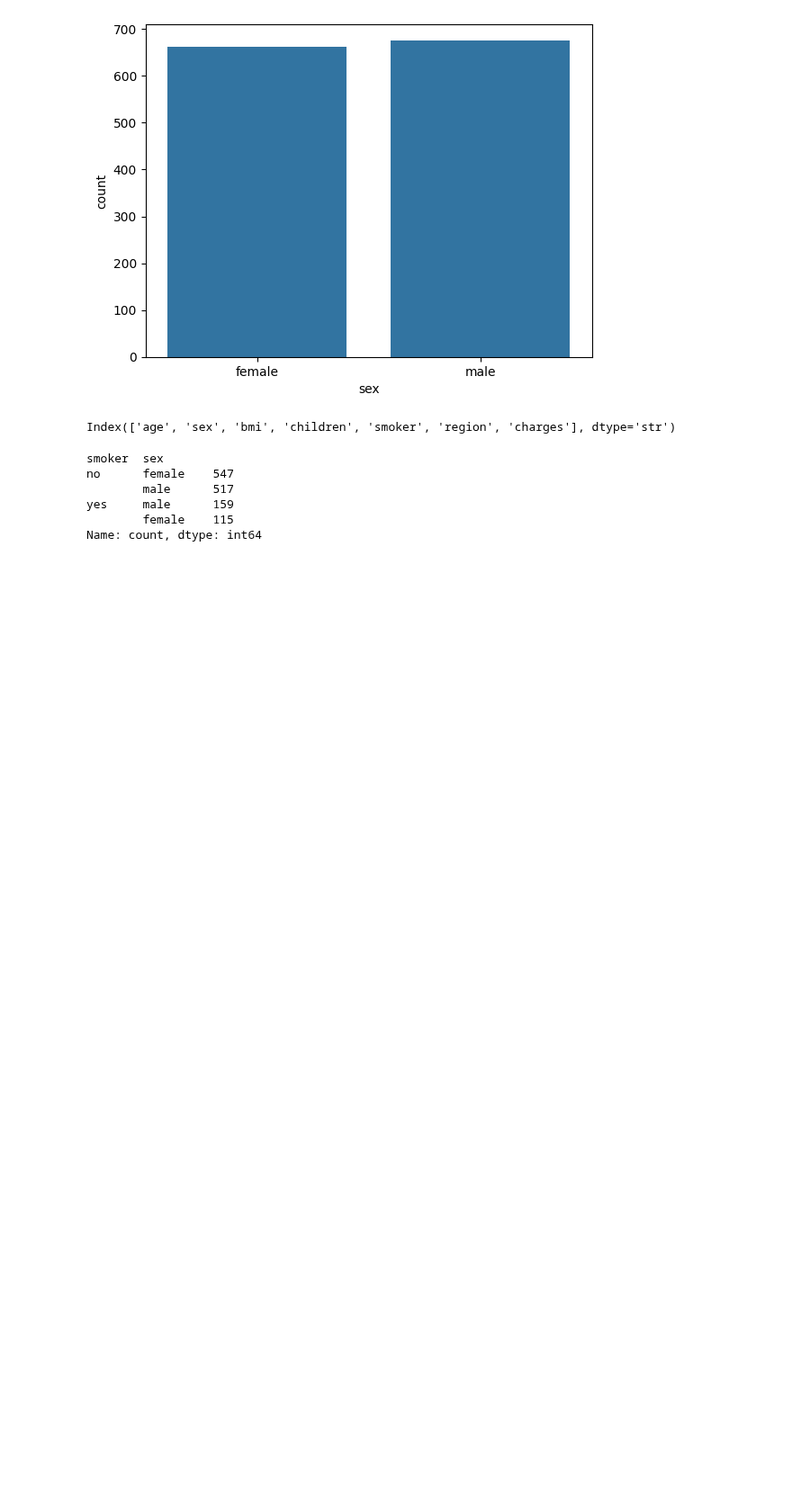
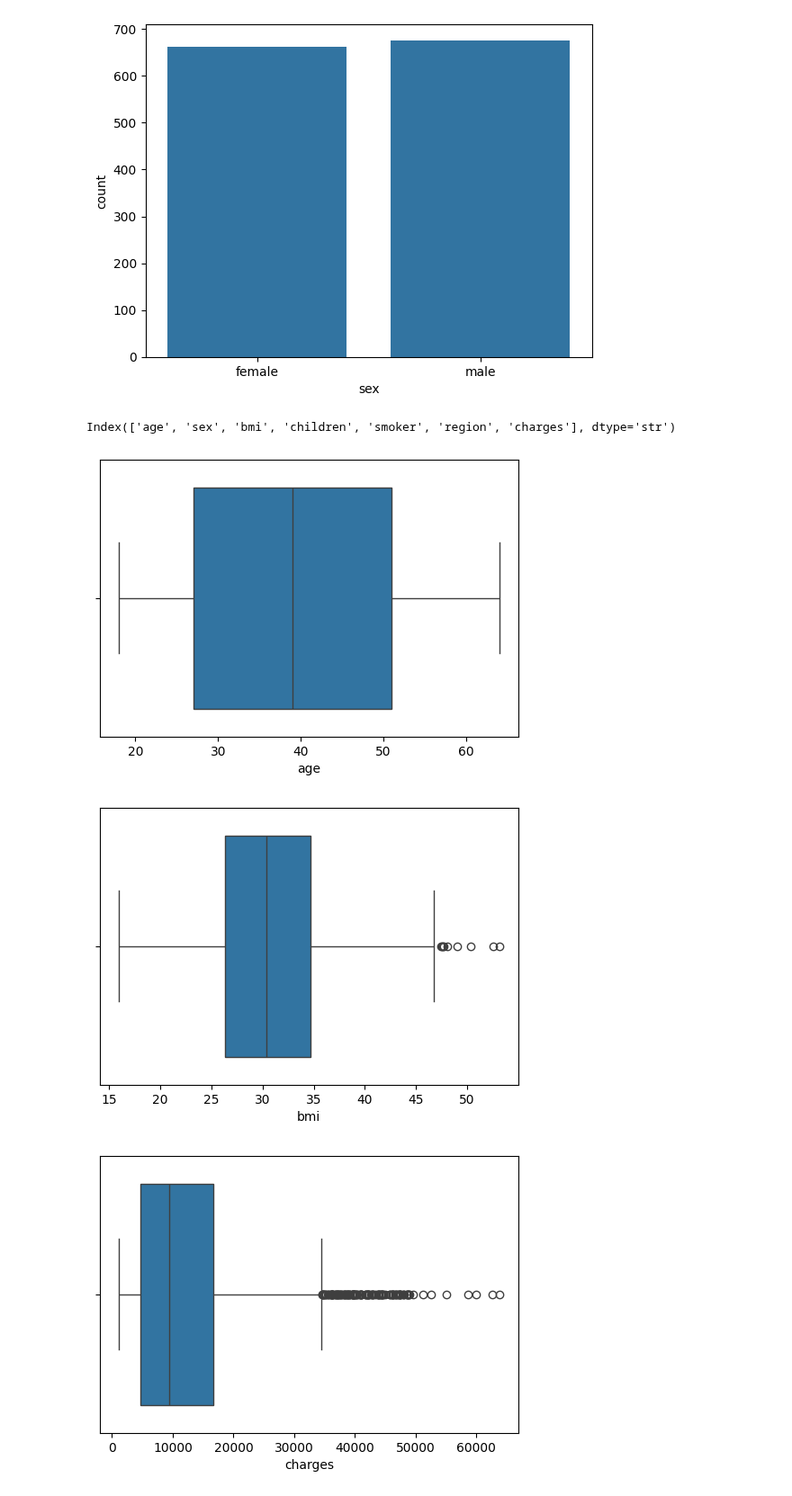
Before and after one commit to AbdulRehman817/Python, a Jupyter notebook: Machine_Learning/Project1/project1.ipynb, the cells around one changed output. Shown at 90% size. Drawn from its saved outputs; the diff is of its cells as text; code cells hidden in the pictures; blank space fills up the shorter version.

```diff
--- a/Machine_Learning/Project1/project1.ipynb
+++ b/Machine_Learning/Project1/project1.ipynb
@@ -107,11 +107,18 @@ data.columns
 # %% [output]
 Index(['age', 'sex', 'bmi', 'children', 'smoker', 'region', 'charges'], dtype='str')
 # %%
-data.groupby("smoker")['sex'].value_counts()
+smoker_gender = data.groupby("smoker")['sex'].value_counts().reset_index()
-# %% [output]
-smoker  sex
-no      female    547
-        male      517
-yes     male      159
-        female    115
-Name: count, dtype: int64
+# %%
+from statistics import kde
+
+from numpy import histogram
+
+
+numeric_columns=['age',"bmi",'charges','children']
+for col in numeric_columns:
+    plt.figure(figsize=(6,4))
+    sns.boxplot(x=data[col])
+# %% [output]
+[figure, added]
+[figure, added]
+[figure, added]
```
Also changed, not shown: parts of 30 cells of this notebook, 4 other files.
